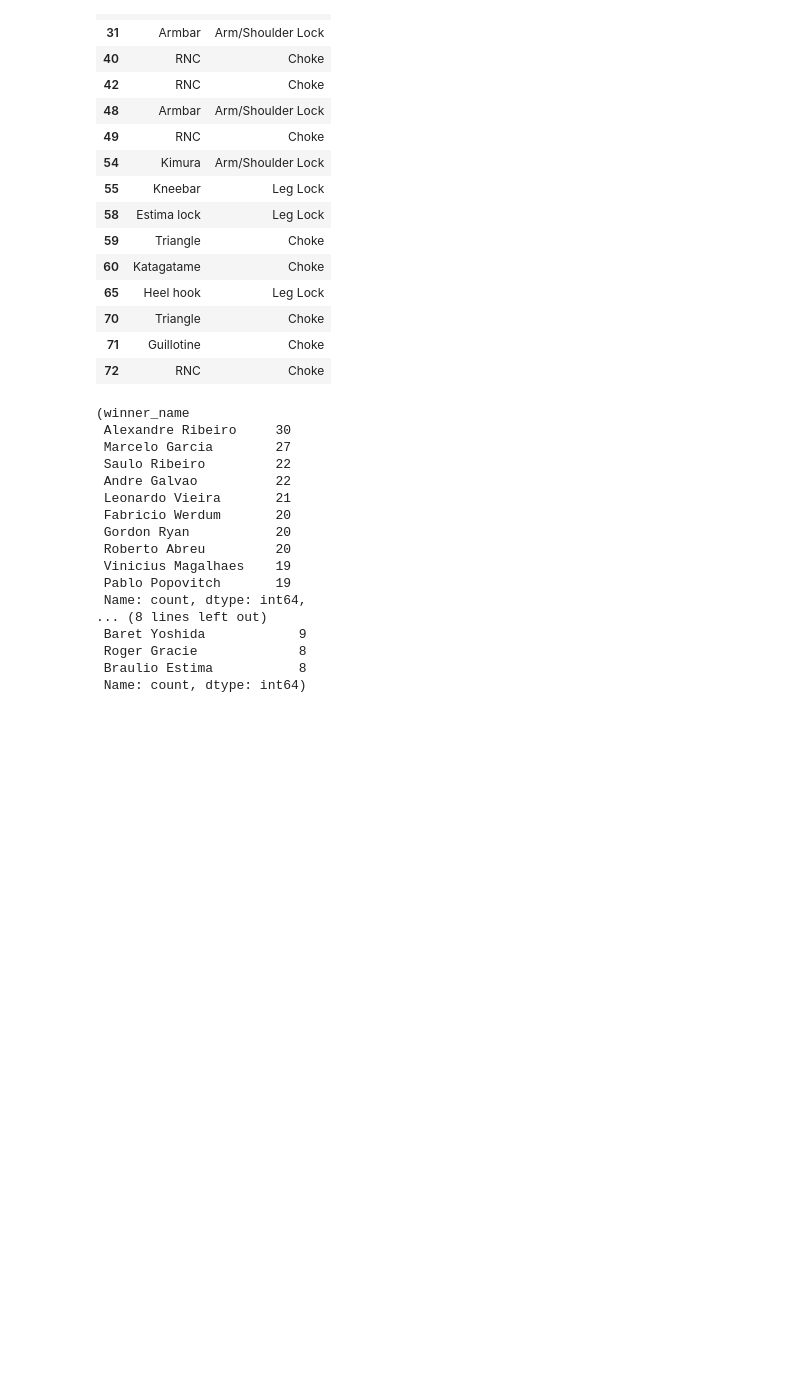
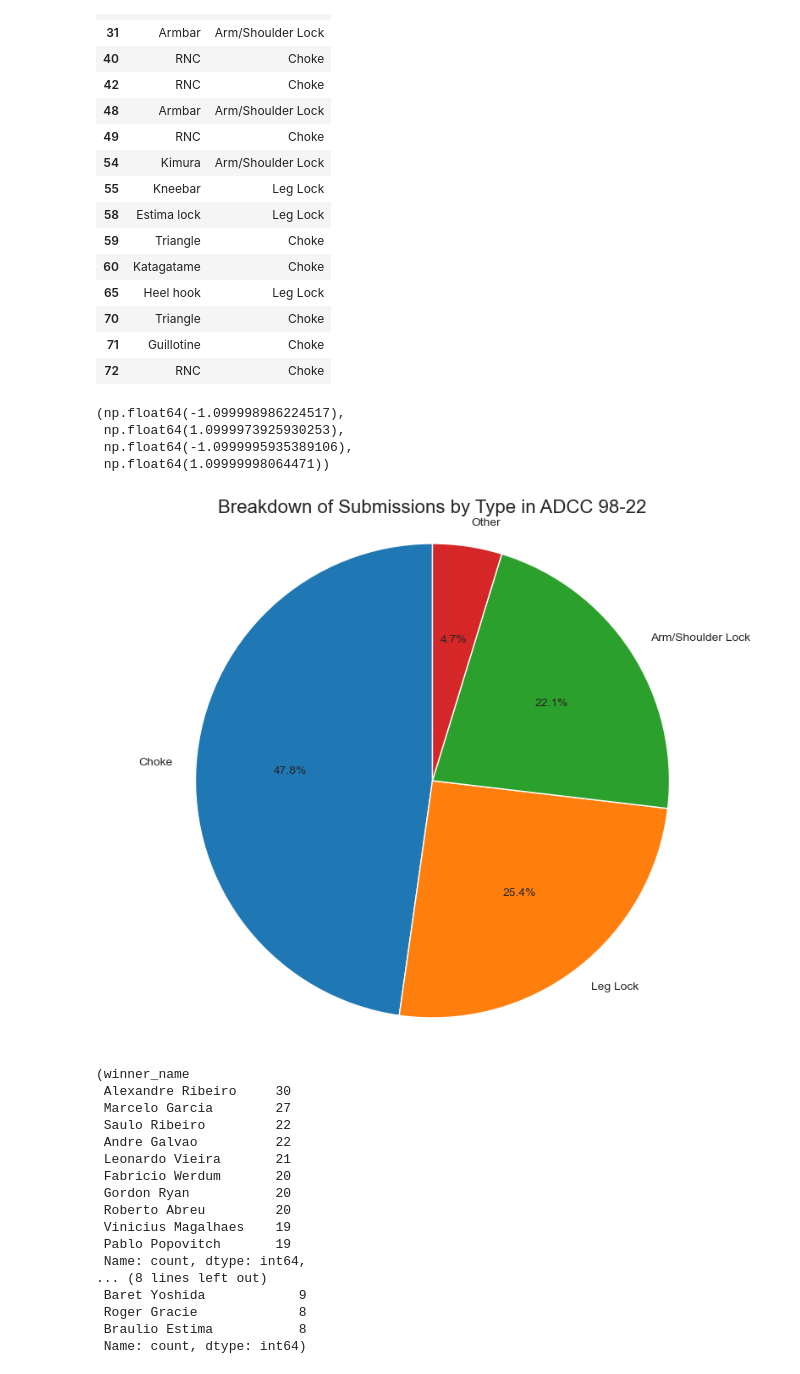
Before and after one commit to juliocesardiaz/ADCC, a Jupyter notebook: adcc_data_analysis.ipynb, the cells around one changed output. Cells and saved outputs as stored; diff of their text form; code cells hidden in the pictures; blank space fills up the shorter version.

```diff
--- a/adcc_data_analysis.ipynb
+++ b/adcc_data_analysis.ipynb
@@ -98,11 +118,11 @@ def categoriza_sub(submission):
     choke_bool = {'choke', 'rnc', 'guillotine', 'triangle', 'katagatame', 'headlock', 'anaconda', 'ezekiel', 'gogoplata'}
     leg_lock_bool = {'heel hook', 'kneebar', 'footlock', 'z lock', 'estima', 'leg lock', 'toe', 'dogbar'}
     arm_lock_bool = {'armbar', 'kimura', 'shoulder', 'americana', 'plata', 'wrist'}
-    if any(keyword in sub_lower for keyword in choke_bool):
+    if any(x in sub_lower for x in choke_bool):
         return 'Choke'
-    elif any(keyword in sub_lower for keyword in leg_lock_bool):
+    elif any(x in sub_lower for x in leg_lock_bool):
         return 'Leg Lock'
-    elif any(keyword in sub_lower for keyword in arm_lock_bool):
+    elif any(x in sub_lower for x in arm_lock_bool):
         return 'Arm/Shoulder Lock'
     else:
         return 'Other'
@@ -126,6 +146,22 @@ sub_wins_adcc[['submission', 'submission_type']].head(15)
 | 70 | Triangle | Choke |
 | 71 | Guillotine | Choke |
 | 72 | RNC | Choke |
+# %%
+#Pie Chart showing the breakdown of submissions by type
+
+sub_types = sub_wins_adcc['submission_type'].value_counts()
+
+plt.figure(figsize=(10,8))
+plt.pie(sub_types, labels=sub_types.index, autopct='%1.1f%%', startangle=90)
+plt.title('Breakdown of Submissions by Type in ADCC 98-22', fontsize=16)
+
+plt.axis('equal')
+# %% [output]
+(np.float64(-1.099998986224517),
+ np.float64(1.0999973925930253),
+ np.float64(-1.0999995935389106),
+ np.float64(1.09999998064471))
+[figure, added]
 # %%
 # Top athletes by total wins
 top_wins = adcc['winner_name'].value_counts().head(10)
```
Also changed, not shown: parts of 1 cell of this notebook.
